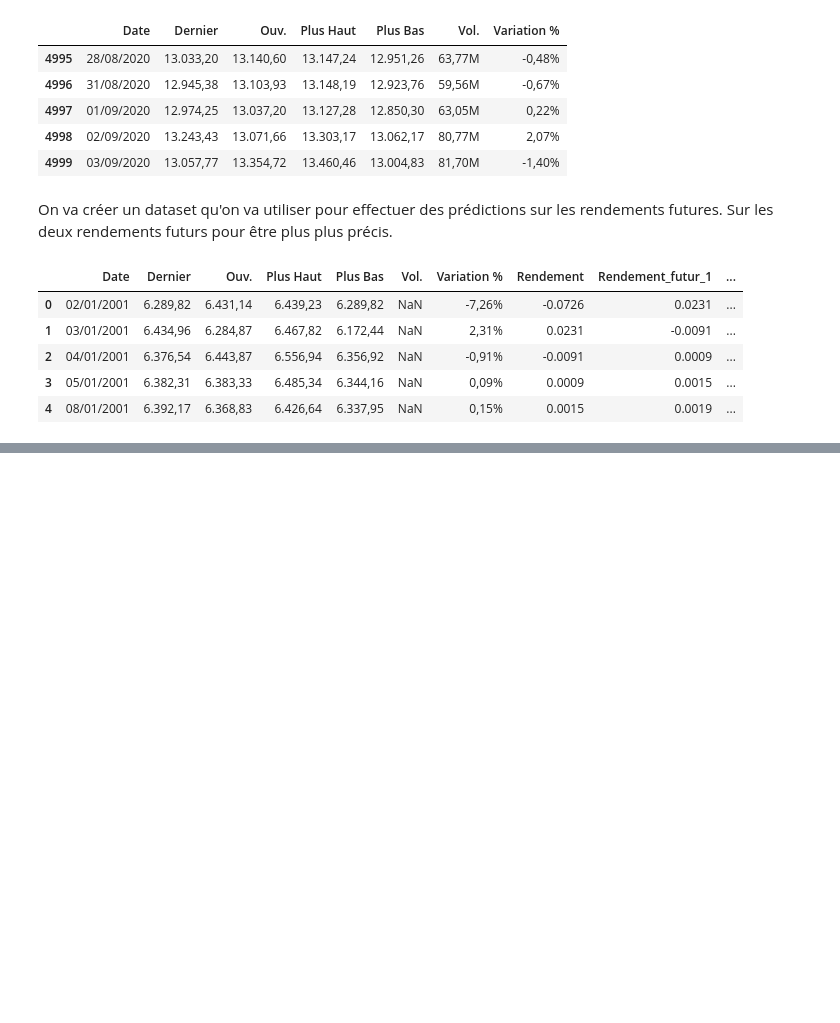
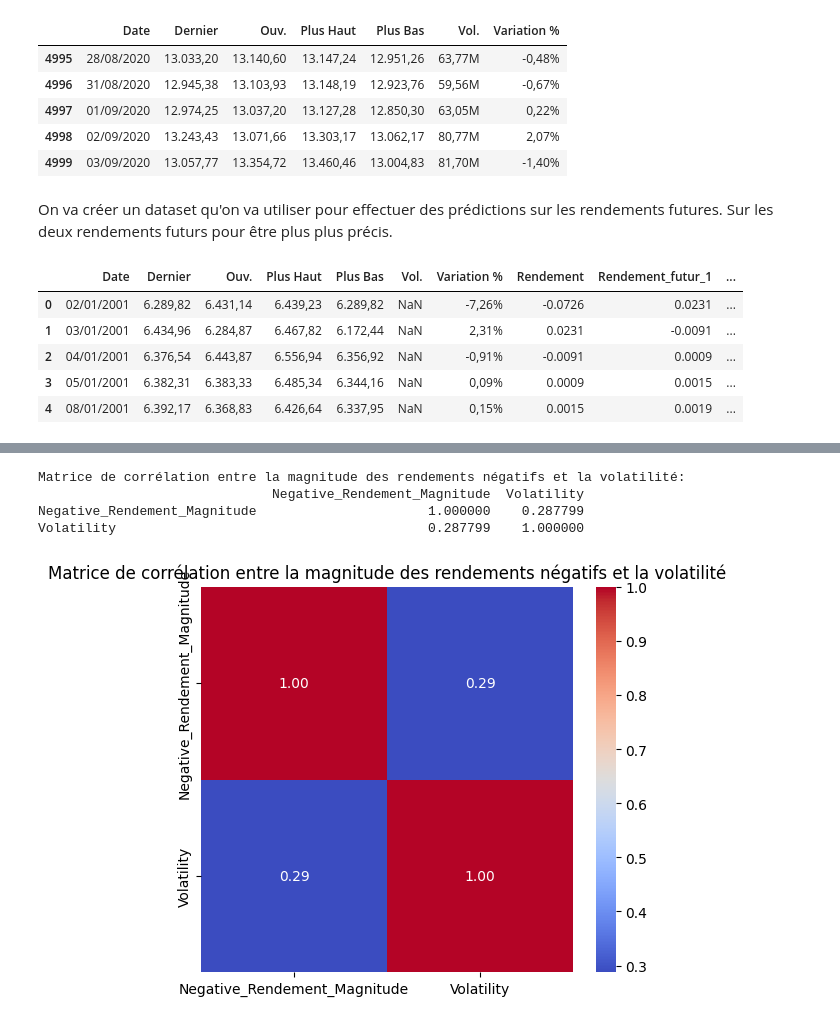
Before and after one commit to caladriusllc-code/caladrius-ml-learn, a Jupyter notebook: data_treatment.ipynb, the cells around one changed output, grey strips where cells are left out. Cells and saved outputs as stored; diff of their text form; code cells hidden in the pictures; blank space fills up the shorter version.

```diff
--- a/data_treatment.ipynb
+++ b/data_treatment.ipynb
@@ -35,0 +49,31 @@ data.head()
+# %%
+import matplotlib.pyplot as plt
+import seaborn as sns
+
+# Calculate rolling volatility (e.g., 20-day rolling standard deviation)
+data['Volatility'] = data['Rendement'].rolling(window=20).std()
+
+# Create a column for the magnitude of negative returns
+# This takes the absolute value of returns when they are negative, and 0 otherwise
+data['Negative_Rendement_Magnitude'] = data['Rendement'].apply(lambda x: abs(x) if x < 0 else 0)
+
+# Create a DataFrame with the relevant columns and drop rows with NaN values (from rolling window)
+correlation_data = data[['Negative_Rendement_Magnitude', 'Volatility']].dropna()
+
+# Calculate the correlation matrix
+correlation_matrix = correlation_data.corr()
+
+print("Matrice de corrélation entre la magnitude des rendements négatifs et la volatilité:")
+print(correlation_matrix)
+
+# Plotting the heatmap
+plt.figure(figsize=(6, 5))
+sns.heatmap(correlation_matrix, annot=True, cmap='coolwarm', fmt=".2f")
+plt.title('Matrice de corrélation entre la magnitude des rendements négatifs et la volatilité')
+plt.show()
+# %% [output]
+Matrice de corrélation entre la magnitude des rendements négatifs et la volatilité:
+                              Negative_Rendement_Magnitude  Volatility
+Negative_Rendement_Magnitude                      1.000000    0.287799
+Volatility                                        0.287799    1.000000
+[figure, added]
```
Also changed, not shown: parts of 7 cells of this notebook.
